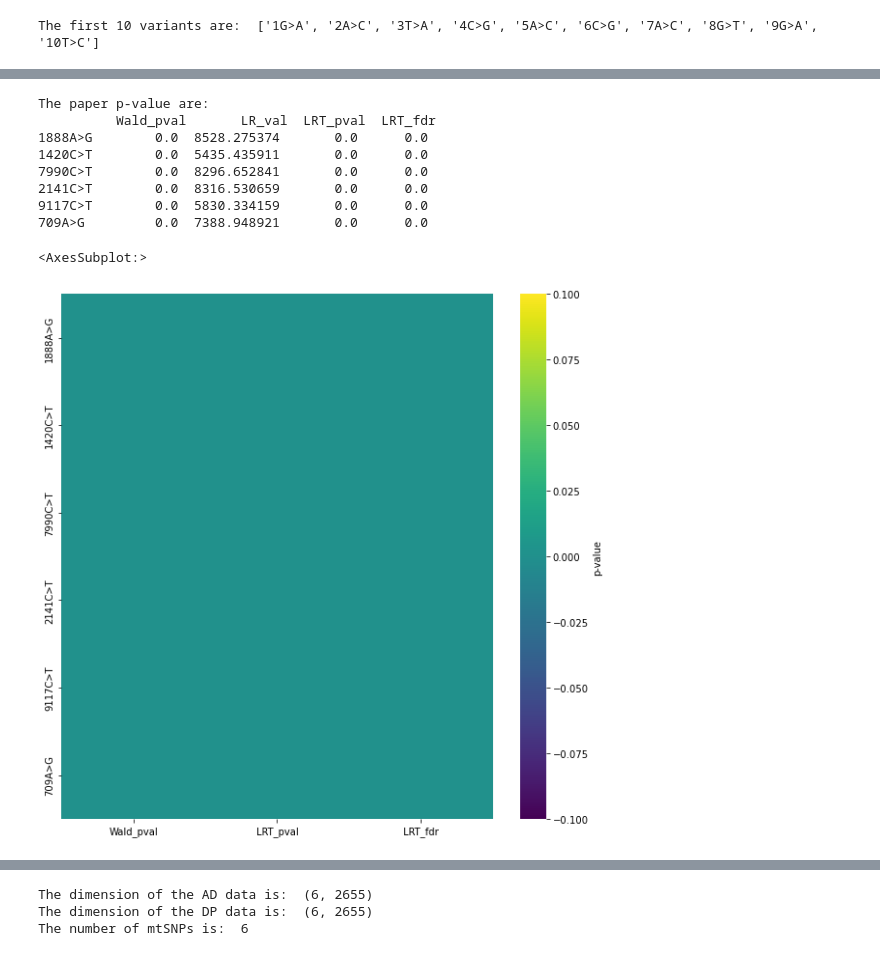
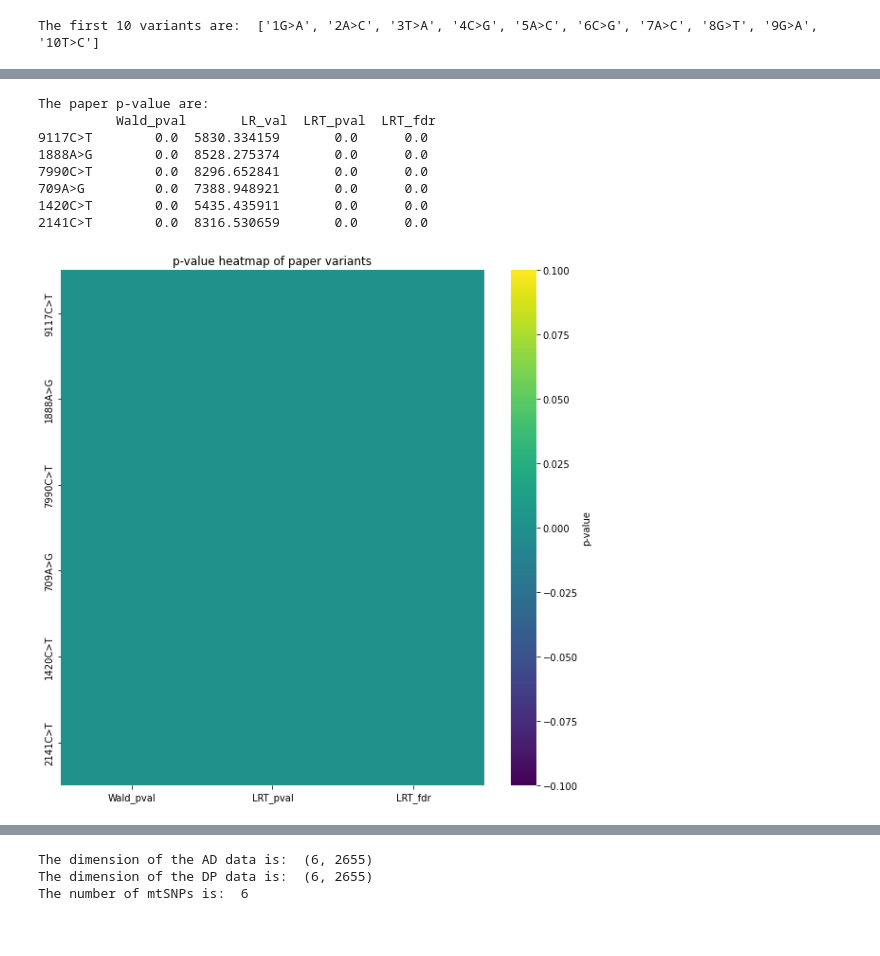
Before and after one commit to linxy29/civet_analysis, a Jupyter notebook: k562_bt142_plots.ipynb, the cells around one changed output, grey strips where cells are left out. Drawn from its saved outputs; the diff is of its cells as text; code cells hidden in the pictures.

```diff
--- a/k562_bt142_plots.ipynb
+++ b/k562_bt142_plots.ipynb
@@ -17,6 +19,10 @@ import re
 ## read p-value data
 folder_path = "/home/linxy29/data/maester/maester_paper/k562_bt142/variant_selection/fixed_effect/"
 res_name = "trimmed_starsolo_chrM_cellSNP0"
+output_folder = folder_path + res_name + "_analysis/"## get the p-value of the paper site
+## if the output folder does not exist, create it
+if not os.path.exists(output_folder):
+    os.makedirs(output_folder)
 res = pd.read_csv(folder_path + res_name + "_res.csv", index_col=0)
 print("The dimension of the p-value data is: ", res.shape)
 print(res.head())
@@ -96,21 +102,23 @@ The first 10 paper index are:  [1102, 735, 5825, 1355, 6654, 28]
 # %%
-## get the p-value of the paper site
 paper_pval = res.iloc[paper_pval_index]
 print("The paper p-value are: \n", paper_pval.head(10))
 ## plot the p-value heatmap
 plt.figure(figsize=(10, 10))
 sns.heatmap(paper_pval.drop('LR_val', axis=1), cmap='viridis', cbar_kws={'label': 'p-value'})
+plt.title("p-value heatmap of paper variants")
+## save the plot
+plt.savefig(output_folder + "paperVariants_pval_heatmap.pdf")
+plt.show()
 # %% [output]
 The paper p-value are:
           Wald_pval       LR_val  LRT_pval  LRT_fdr
+9117C>T        0.0  5830.334159       0.0      0.0
 1888A>G        0.0  8528.275374       0.0      0.0
+7990C>T        0.0  8296.652841       0.0      0.0
+709A>G         0.0  7388.948921       0.0      0.0
 1420C>T        0.0  5435.435911       0.0      0.0
-7990C>T        0.0  8296.652841       0.0      0.0
 2141C>T        0.0  8316.530659       0.0      0.0
-9117C>T        0.0  5830.334159       0.0      0.0
-709A>G         0.0  7388.948921       0.0      0.0
-<AxesSubplot:>
-[figure, old version]
+[figure, new version]
 # %%
 ## get indices in mquad data
 mquad_site = [int(re.match(r'\d+', item).group()) for item in k562bt142_mquad.variants]
```
Also changed, not shown: parts of 25 cells of this notebook, 1 other file.
